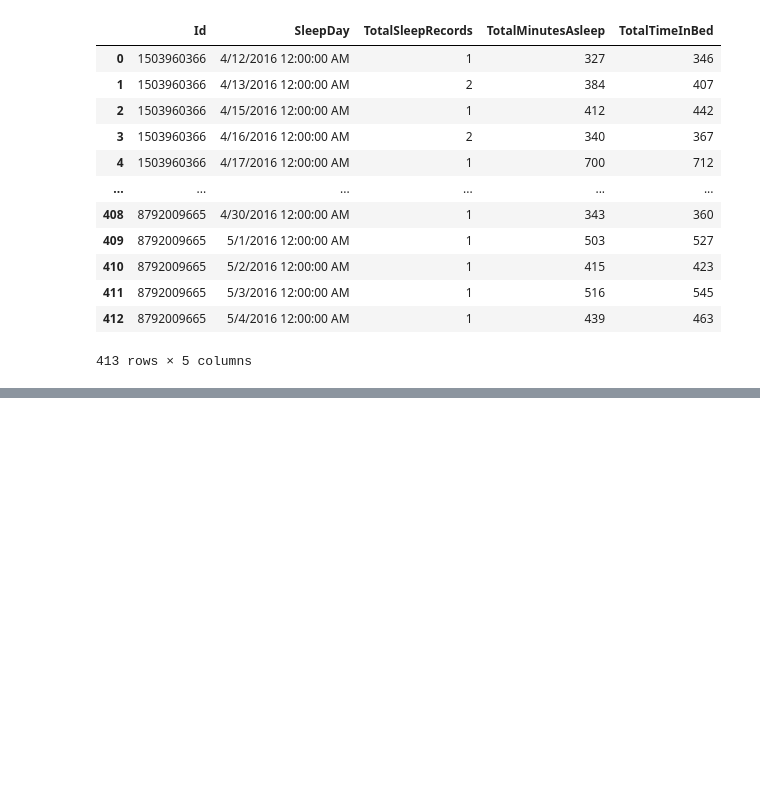
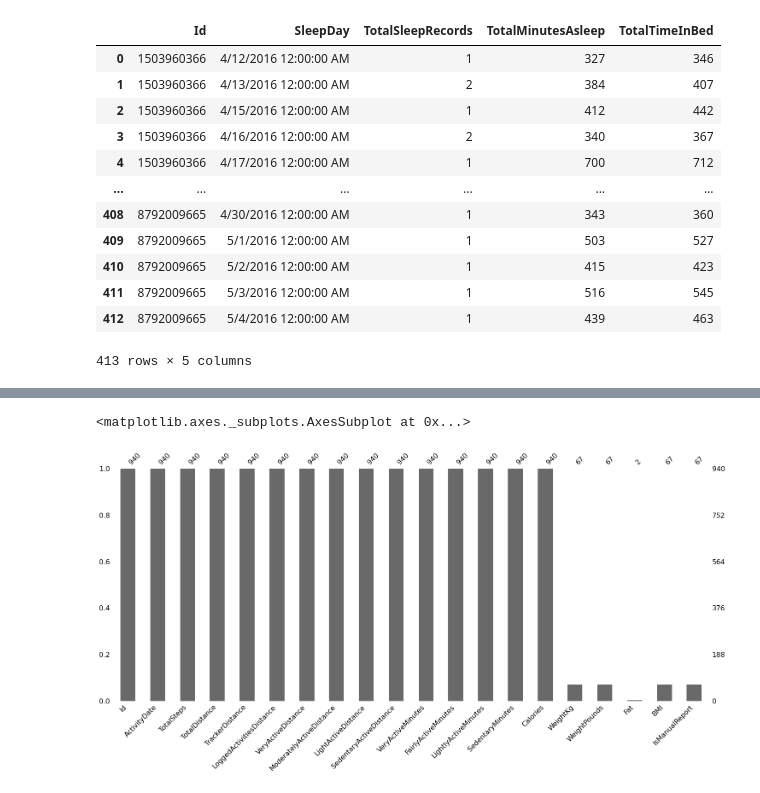
Before and after one commit to shikhar23091999/Bellabeat-Case-Study, a Jupyter notebook: Bellabeat_Case_Study.ipynb, the cells around one changed output, grey strips where cells are left out. Saved outputs shown, nothing was run; the diff lists cells and outputs as text; code cells hidden in the pictures; blank space fills up the shorter version.

```diff
--- a/Bellabeat_Case_Study.ipynb
+++ b/Bellabeat_Case_Study.ipynb
@@ -89,0 +175,5 @@ daily_data.head()
+# %%
+msno.bar(daily_data)
+# %% [output]
+<matplotlib.axes._subplots.AxesSubplot at 0x...>
+[figure, added]
```
Also changed, not shown: parts of 11 cells of this notebook.
